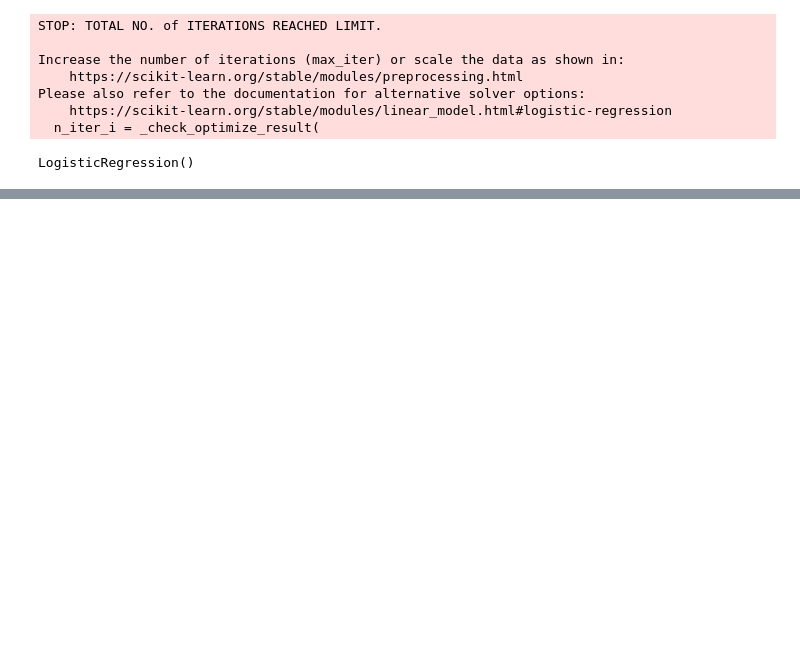
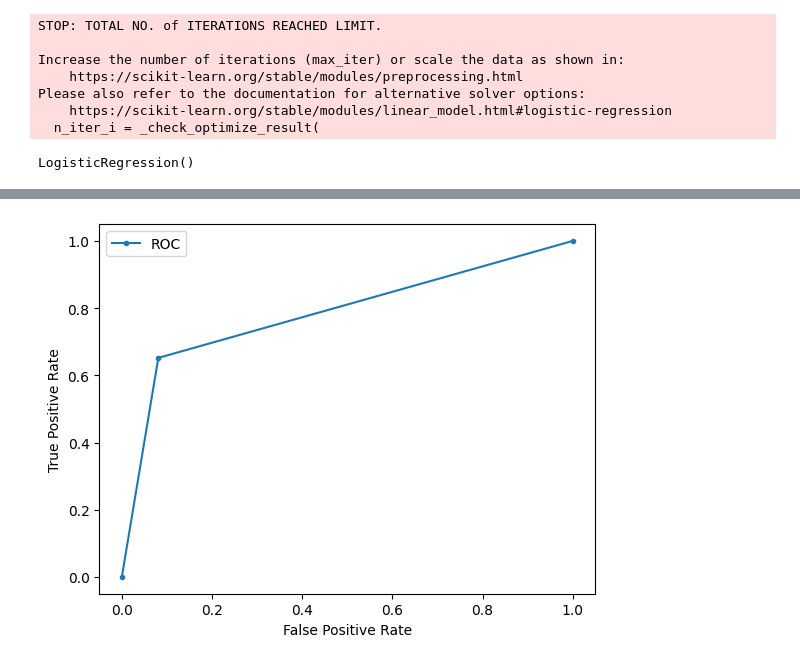
Before and after one commit to surya-teja-222/Genetic-CNN-Optimisation, a Jupyter notebook: ML/logistic.ipynb, the cells around one changed output, grey strips where cells are left out. Drawn from its saved outputs; the diff is of its cells as text; code cells hidden in the pictures; blank space fills up the shorter version.

```diff
--- a/ML/logistic.ipynb
+++ b/ML/logistic.ipynb
@@ -70,0 +85,19 @@ Accuracy:  0.8450173812282734
+# %%
+
+# roc curve
+from sklearn.metrics import roc_curve
+from sklearn.metrics import roc_auc_score
+from matplotlib import pyplot
+# calculate roc curves
+fpr, tpr, thresholds = roc_curve(y_test, y_pred)
+# plot the roc curve for the model
+pyplot.plot(fpr, tpr, marker='.', label='ROC')
+# axis labels
+pyplot.xlabel('False Positive Rate')
+pyplot.ylabel('True Positive Rate')
+# show the legend
+pyplot.legend()
+# show the plot
+pyplot.show()
+# %% [output]
+[figure, added]
```
Also changed, not shown: parts of 4 cells of this notebook, 8 other files.
